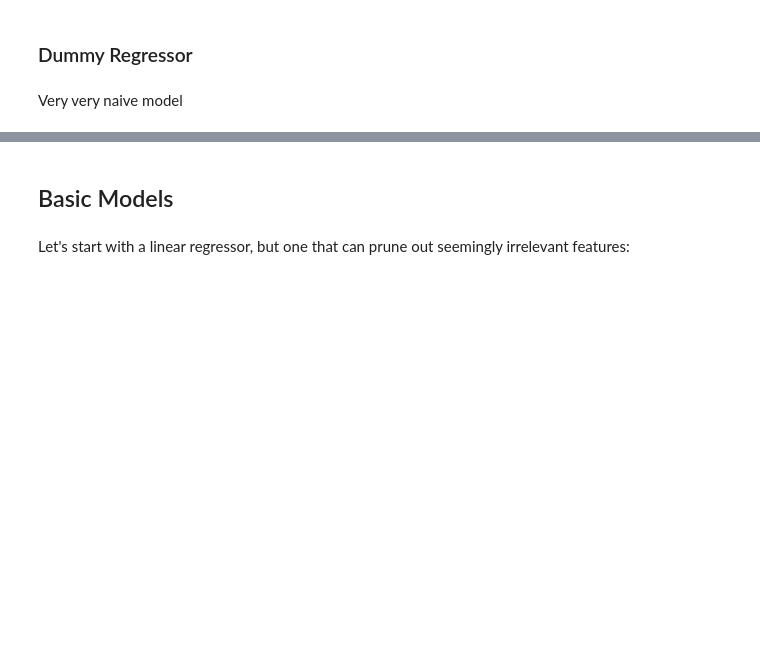
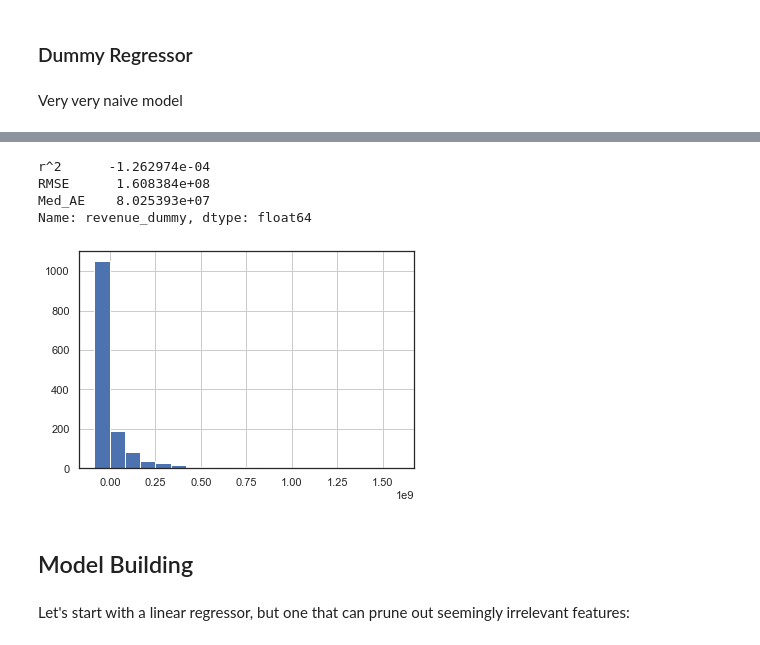
Before and after one commit to boscacci/IMdB-Regression, a Jupyter notebook: src/Good_Film_Bad_Film.ipynb, the cells around one changed output, grey strips where cells are left out. Drawn from its saved outputs; the diff is of its cells as text; code cells hidden in the pictures; blank space fills up the shorter version.

```diff
--- a/src/Good_Film_Bad_Film.ipynb
+++ b/src/Good_Film_Bad_Film.ipynb
@@ -1121,9 +2089,14 @@ scores_critics_dummy
 # %%
 scores_revenue_dummy = get_error_metrics(y_test.revenue, ypred_revenue_dummy, "revenue_dummy")
-del ypred_revenue_dummy
 scores_revenue_dummy
+# %% [output]
+r^2      -1.262974e-04
+RMSE      1.608384e+08
+Med_AE    8.025393e+07
+Name: revenue_dummy, dtype: float64
+[figure, added]
-# %% [markdown]
-## Basic Models
+# %% [markdown]
+## Model Building
 # %% [markdown]
 Let's start with a linear regressor, but one that can prune out seemingly irrelevant features:
 # %% [markdown]
```
Also changed, not shown: parts of 183 cells of this notebook, 23 other files.
